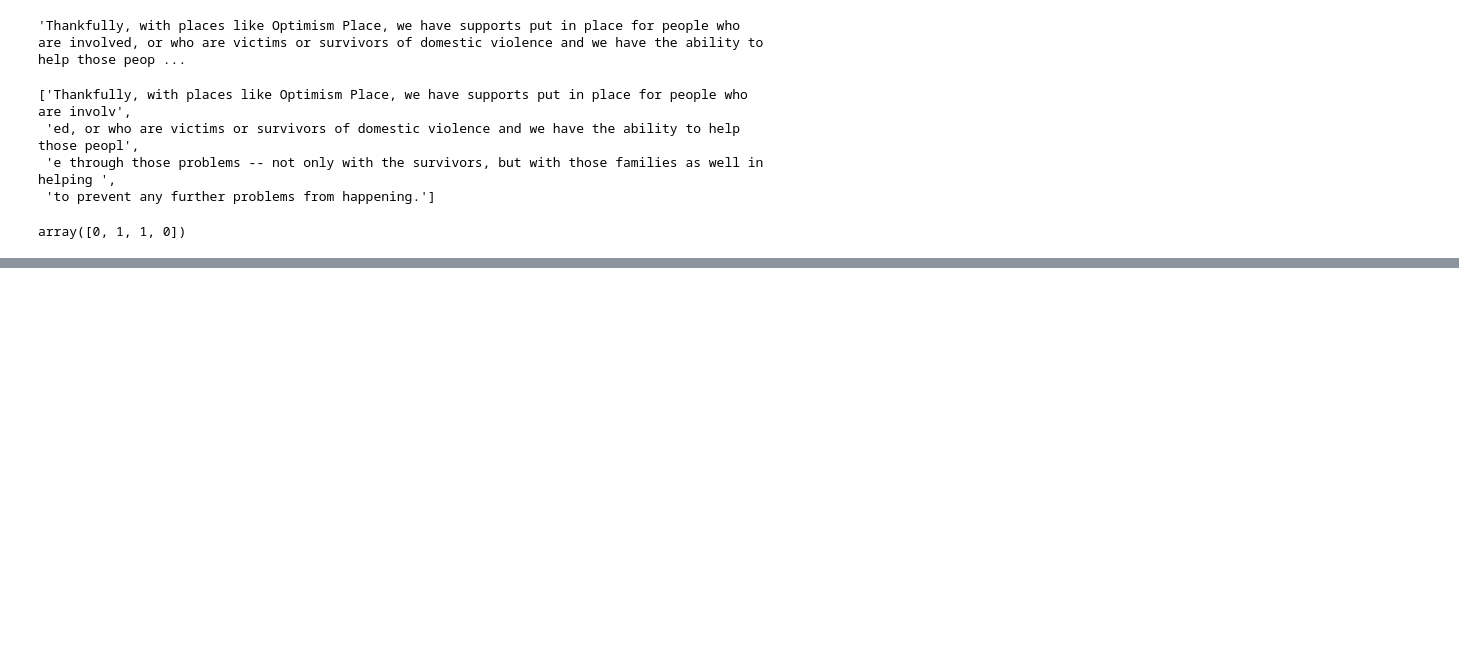
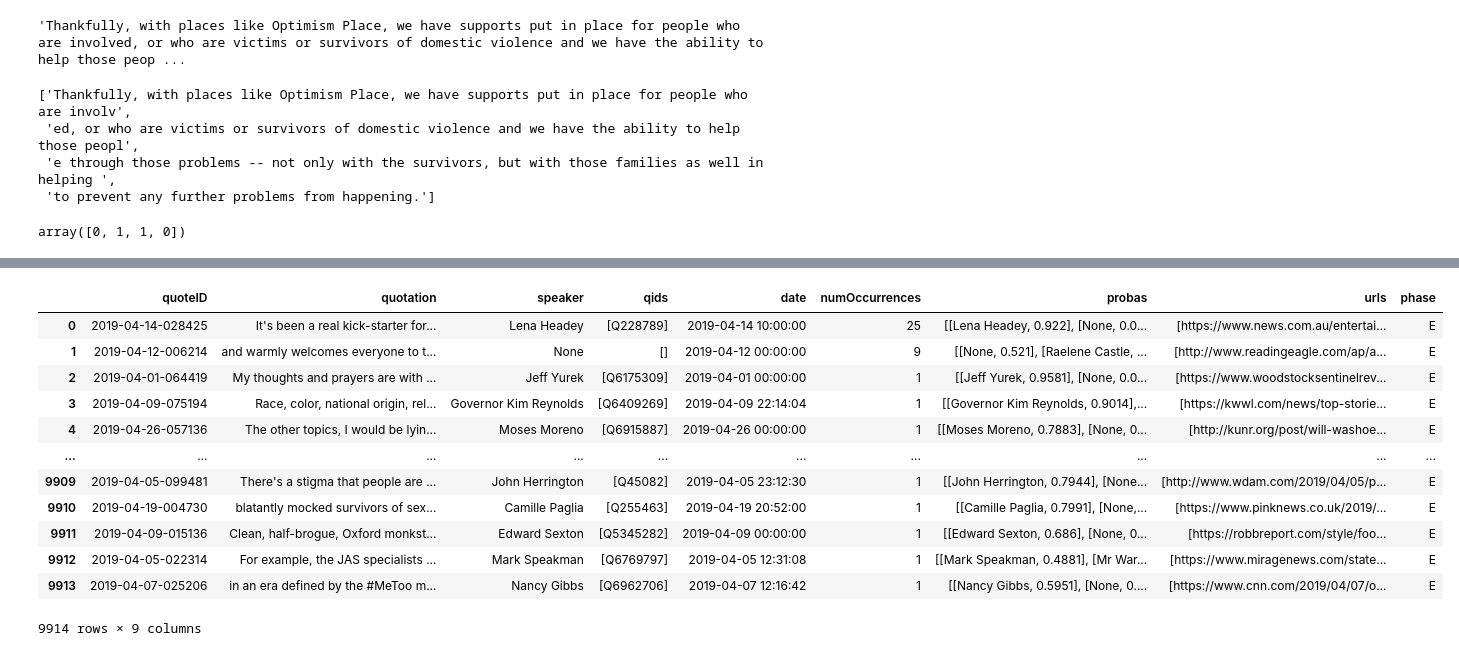
Before and after one commit to epfl-ada/ada-2021-project-adacadabras, a Jupyter notebook: train_spacy.ipynb, the cells around one changed output, grey strips where cells are left out. Cells and saved outputs as stored; diff of their text form; code cells hidden in the pictures; blank space fills up the shorter version.

```diff
--- a/train_spacy.ipynb
+++ b/train_spacy.ipynb
@@ -242,0 +432,17 @@ array([0, 1, 1, 0])
+# %%
+DF = pd.read_json('./data/data_nlp/test.json.bz2', lines=True, compression='bz2')
+DF
+# %% [output]
+|  | quoteID | quotation | speaker | qids | date | numOccurrences | probas | urls | phase |
+| 0 | 2019-04-14-028425 | It's been a real kick-starter for... | Lena Headey | [Q228789] | 2019-04-14 10:00:00 | 25 | [[Lena Headey, 0.922], [None, 0.0... | [https://www.news.com.au/entertai... | E |
+| 1 | 2019-04-12-006214 | and warmly welcomes everyone to t... | None | [] | 2019-04-12 00:00:00 | 9 | [[None, 0.521], [Raelene Castle, ... | [http://www.readingeagle.com/ap/a... | E |
+| 2 | 2019-04-01-064419 | My thoughts and prayers are with ... | Jeff Yurek | [Q6175309] | 2019-04-01 00:00:00 | 1 | [[Jeff Yurek, 0.9581], [None, 0.0... | [https://www.woodstocksentinelrev... | E |
+| 3 | 2019-04-09-075194 | Race, color, national origin, rel... | Governor Kim Reynolds | [Q6409269] | 2019-04-09 22:14:04 | 1 | [[Governor Kim Reynolds, 0.9014],... | [https://kwwl.com/news/top-storie... | E |
+| 4 | 2019-04-26-057136 | The other topics, I would be lyin... | Moses Moreno | [Q6915887] | 2019-04-26 00:00:00 | 1 | [[Moses Moreno, 0.7883], [None, 0... | [http://kunr.org/post/will-washoe... | E |
+| ... | ... | ... | ... | ... | ... | ... | ... | ... | ... |
+| 9909 | 2019-04-05-099481 | There's a stigma that people are ... | John Herrington | [Q45082] | 2019-04-05 23:12:30 | 1 | [[John Herrington, 0.7944], [None... | [http://www.wdam.com/2019/04/05/p... | E |
+| 9910 | 2019-04-19-004730 | blatantly mocked survivors of sex... | Camille Paglia | [Q255463] | 2019-04-19 20:52:00 | 1 | [[Camille Paglia, 0.7991], [None,... | [https://www.pinknews.co.uk/2019/... | E |
+| 9911 | 2019-04-09-015136 | Clean, half-brogue, Oxford monkst... | Edward Sexton | [Q5345282] | 2019-04-09 00:00:00 | 1 | [[Edward Sexton, 0.686], [None, 0... | [https://robbreport.com/style/foo... | E |
+| 9912 | 2019-04-05-022314 | For example, the JAS specialists ... | Mark Speakman | [Q6769797] | 2019-04-05 12:31:08 | 1 | [[Mark Speakman, 0.4881], [Mr War... | [https://www.miragenews.com/state... | E |
+| 9913 | 2019-04-07-025206 | in an era defined by the #MeToo m... | Nancy Gibbs | [Q6962706] | 2019-04-07 12:16:42 | 1 | [[Nancy Gibbs, 0.5951], [None, 0.... | [https://www.cnn.com/2019/04/07/o... | E |
+9914 rows × 9 columns
```
Also changed, not shown: parts of 8 cells of this notebook, 5 other files.
